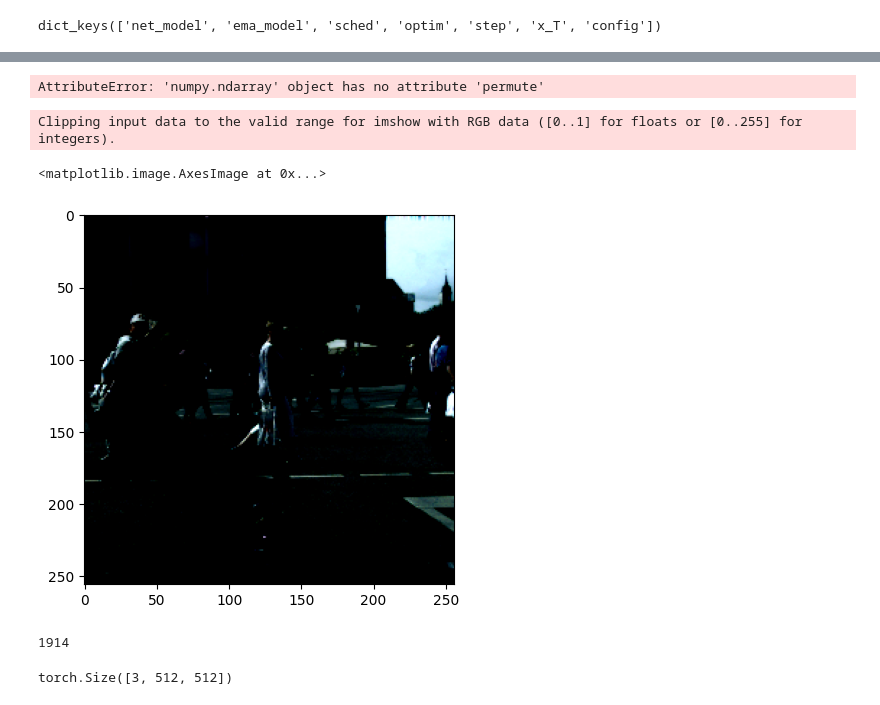
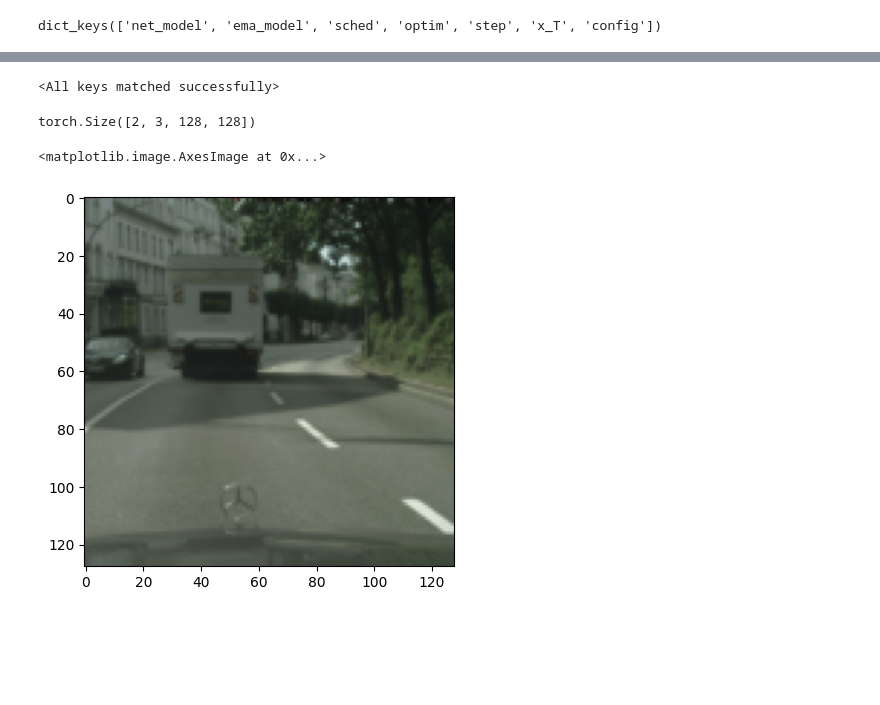
Before and after one commit to vita-epfl/CODE, a Jupyter notebook: Untitled1.ipynb, the cells around one changed output, grey strips where cells are left out. Saved outputs shown, nothing was run; the diff lists cells and outputs as text; code cells hidden in the pictures; blank space fills up the shorter version.

```diff
--- a/Untitled1.ipynb
+++ b/Untitled1.ipynb
@@ -250,0 +302,5 @@ invTrans = transforms.Compose([ transforms.Normalize(mean = [ 0., 0., 0. ],
+# %%
+cityscapes_ema_model.load_state_dict(cityscapes_checkpoint['ema_model'])
+gta_ema_model.load_state_dict(gta_checkpoint['ema_model'])
+# %% [output]
+<All keys matched successfully>
@@ -251,10 +318,10 @@ invTrans = transforms.Compose([ transforms.Normalize(mean = [ 0., 0., 0. ],
+# %%
+torch.stack(a).shape
+# %% [output]
+torch.Size([2, 3, 128, 128])
 # %%
-plt.imshow(train_dataset[0][1].permute(1,2,0).numpy())
+x_0 = torch.stack(a)
+plt.imshow(a[0].permute(1,2,0).numpy())
 # %% [output]
-AttributeError: 'numpy.ndarray' object has no attribute 'permute'
+<matplotlib.image.AxesImage at 0x...>
+[figure, added]
-# %%
-plt.imshow(inv_transform(train_dataset[0][0]).permute(1,2,0).numpy())
-# %% [output]
-Clipping input data to the valid range for imshow with RGB data ([0..1] for floats or [0..255] for integers).
-<matplotlib.image.AxesImage at 0x...>
-[figure, removed]
@@ -279,8 +327,0 @@ transform=transforms.Compose([transforms.ToTensor(),
-# %%
-957*2
-# %% [output]
-1914
-# %%
-gta[4][0].size()
-# %% [output]
-torch.Size([3, 512, 512])
```
Also changed, not shown: parts of 42 cells of this notebook, 13 other files.
